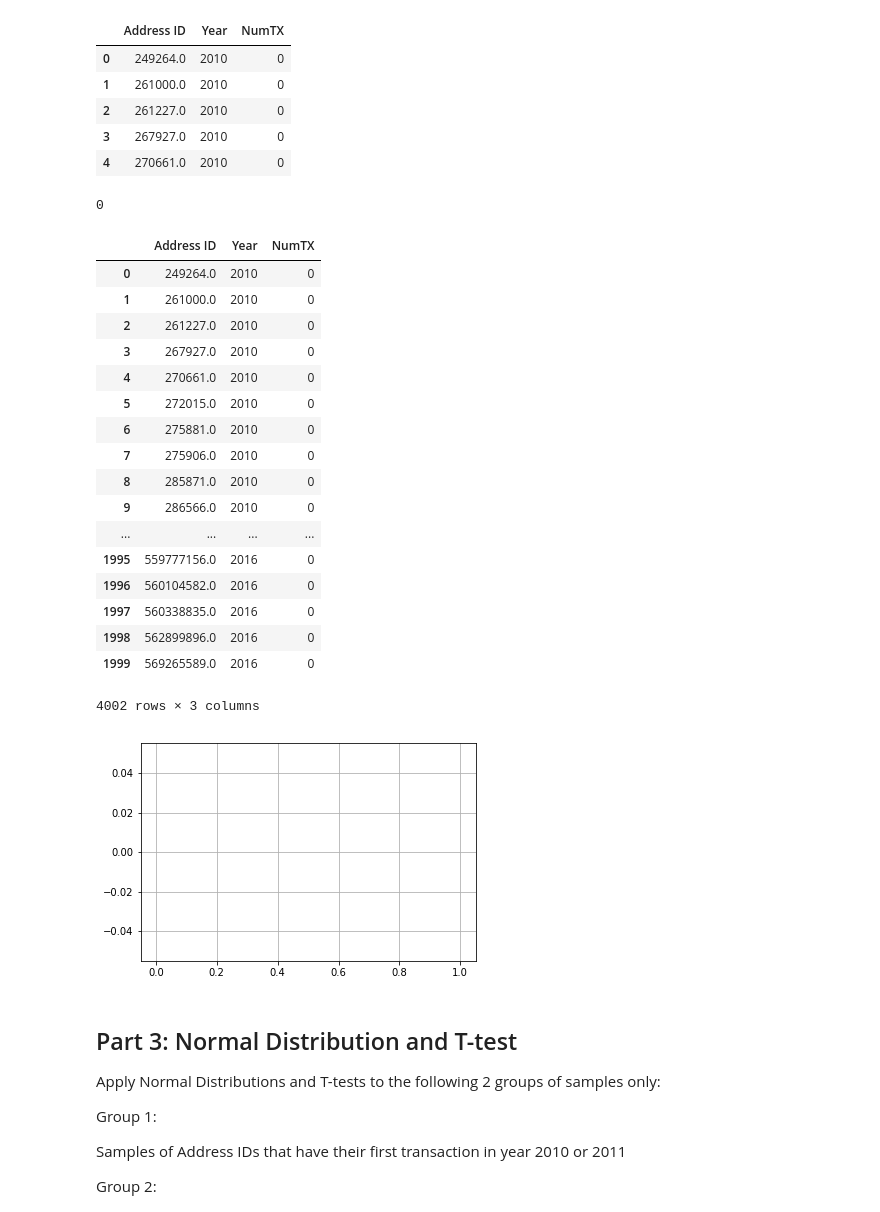
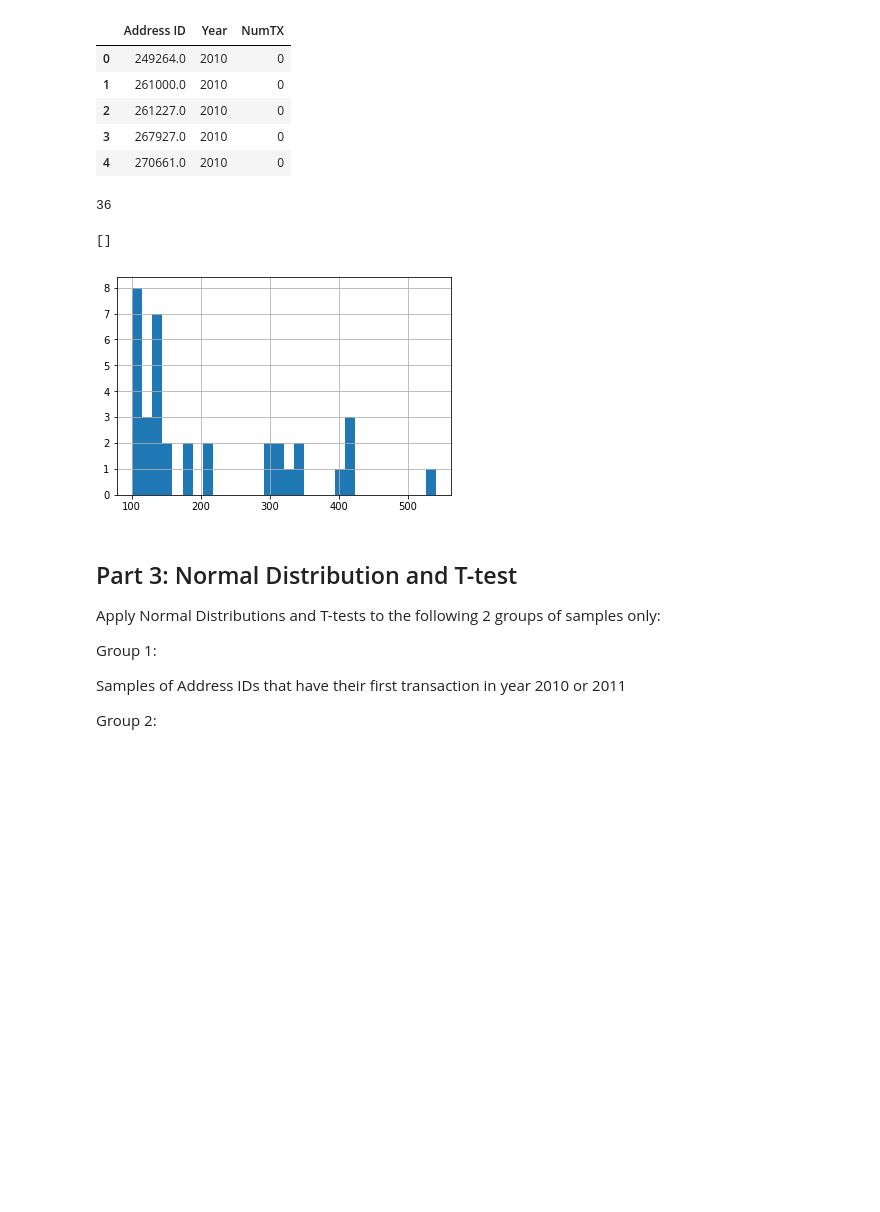
Before and after one commit to YinlongQian/Bitcoin-Project, a Jupyter notebook: FinalProject.ipynb, the cells around one changed output. Drawn from its saved outputs; the diff is of its cells as text; code cells hidden in the pictures; blank space fills up the shorter version.

```diff
--- a/FinalProject.ipynb
+++ b/FinalProject.ipynb
@@ -344,0 +296,14 @@ df_Addr_Year=pd.concat([df_Addr_Year, df_Temp])
+# %%
+df_Addr_Year=pd.DataFrame()
+vc=data10['address ID'].value_counts()
+datadp=pd.DataFrame(vc)
+datadp.columns=['NumTX']
+datadp['Address ID']=datadp.index
+datadp.reset_index(drop=True)
+datadp=datadp[datadp['NumTX']>minTxSamp]
+sample=datadp.sample(sampleNumber)
+Temp=pd.DataFrame(columns=['Address ID', 'NumTX'])
+Temp['Address ID']=sample['Address ID']
+Temp['NumTX']=sample['NumTX']
+Temp['Year']=2010
+df_Addr_Year=pd.concat([df_Addr_Year, Temp])
@@ -345,3 +329,17 @@ df_Addr_Year=pd.concat([df_Addr_Year, df_Temp])
+# %%
+vc=data16['address ID'].value_counts()
+datadp=pd.DataFrame(vc)
+datadp.columns=['NumTX']
+datadp['Address ID']=datadp.index
+datadp.reset_index(drop=True)
+datadp=datadp[datadp['NumTX']>minTxSamp]
+sample=datadp.sample(sampleNumber)
+Temp=pd.DataFrame(columns=['Address ID', 'NumTX'])
+Temp['Address ID']=sample['Address ID']
+Temp['NumTX']=sample['NumTX']
+Temp['Year']=2016
+df_Addr_Year=pd.concat([df_Addr_Year, Temp])
+df_Addr_Year
 # %% [markdown]
 ## 2d) Accumulate Number of Transactions
 # %% [markdown]
@@ -364,15 +351,3 @@ datadp
-# %%
-vc=data10['address ID'].value_counts()
-datadp=pd.DataFrame(vc)
-datadp.columns=['NumTX']
-datadp['Address ID']=datadp.index
-datadp.reset_index(drop=True)
-datadp=datadp[datadp['NumTX']>20]
-df_Temp=pd.DataFrame()
-df_Temp['Address ID']=np.unique(np.array(datadp.sample(500)))
-df_Temp['Year']='2010'
-df_Temp['NumTX']='0'
-df_Addr_Year=pd.concat([df_Addr_Year, df_Temp])
 # %%
 #data_10_17 = [data10, data11, data12, data13, data14, data15, data16, data17]
 data_10_15 = pd.concat([data10, data11, data12, data13, data14, data15])
@@ -408,32 +383,15 @@ df_Addr_Year.head()
 | 3 | 267927.0 | 2010 | 0 |
 | 4 | 270661.0 | 2010 | 0 |
 # %%
-light=df_Addr_Year[df_Addr_Year['NumTX'].between(2, 40)]
+light=df_Addr_Year[df_Addr_Year['NumTX'].between(100, 1000)]
 print(len(light))
 plot=light['NumTX'].hist(bins=30)
 plot.plot()
-df_Addr_Year
+#df_Addr_Year
 # %% [output]
-0
+36
-|  | Address ID | Year | NumTX |
-| 0 | 249264.0 | 2010 | 0 |
-| 1 | 261000.0 | 2010 | 0 |
-| 2 | 261227.0 | 2010 | 0 |
-| 3 | 267927.0 | 2010 | 0 |
-| 4 | 270661.0 | 2010 | 0 |
-| 5 | 272015.0 | 2010 | 0 |
-| 6 | 275881.0 | 2010 | 0 |
-| 7 | 275906.0 | 2010 | 0 |
-| 8 | 285871.0 | 2010 | 0 |
-| 9 | 286566.0 | 2010 | 0 |
-| ... | ... | ... | ... |
-| 1995 | 559777156.0 | 2016 | 0 |
-| 1996 | 560104582.0 | 2016 | 0 |
-| 1997 | 560338835.0 | 2016 | 0 |
-| 1998 | 562899896.0 | 2016 | 0 |
-| 1999 | 569265589.0 | 2016 | 0 |
-4002 rows × 3 columns
+[]
-[figure, old version]
+[figure, new version]
 # %% [markdown]
 ## Part 3: Normal Distribution and T-test
 Apply Normal Distributions and T-tests to the following 2 groups of samples only:
```
Also changed, not shown: parts of 18 cells of this notebook.
